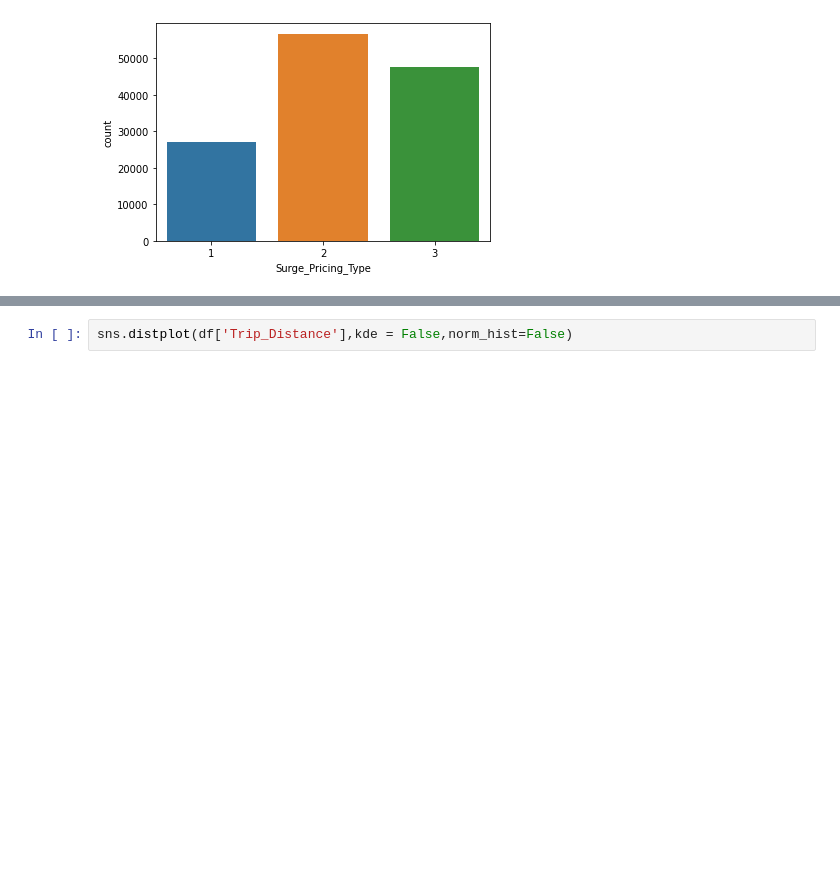
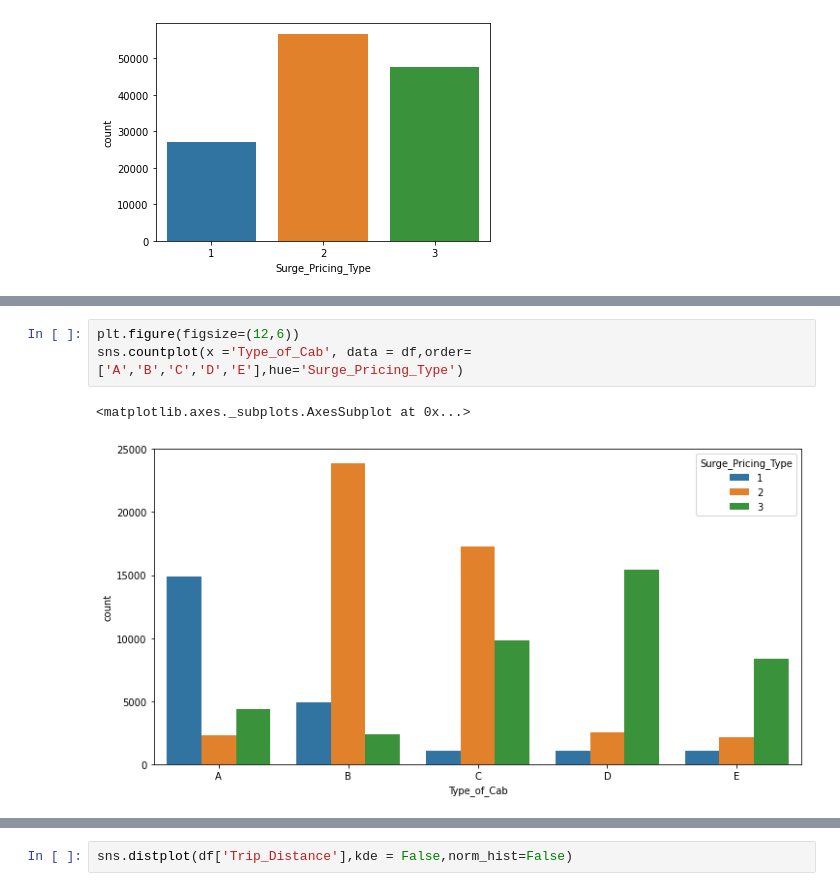
Before and after one commit to BhanuPShahi/-Taxi-Mobility-Surge-Price-Prediction, a Jupyter notebook: Bhanu_P_Shahi_10_05_2021_[Team_2]_Capstone_Project_2_Taxi_Mobility_Surge_Price_Prediction.ipynb, the cells around one changed output, grey strips where cells are left out. Saved outputs shown, nothing was run; the diff lists cells and outputs as text; blank space fills up the shorter version.

```diff
--- a/Bhanu_P_Shahi_10_05_2021_[Team_2]_Capstone_Project_2_Taxi_Mobility_Surge_Price_Prediction.ipynb
+++ b/Bhanu_P_Shahi_10_05_2021_[Team_2]_Capstone_Project_2_Taxi_Mobility_Surge_Price_Prediction.ipynb
@@ -127,0 +184,6 @@ df.duplicated().sum()
+# %%
+plt.figure(figsize=(12,6))
+sns.countplot(x ='Type_of_Cab', data = df,order=['A','B','C','D','E'],hue='Surge_Pricing_Type')
+# %% [output]
+<matplotlib.axes._subplots.AxesSubplot at 0x...>
+[figure, added]
```
Also changed, not shown: parts of 108 cells of this notebook.
